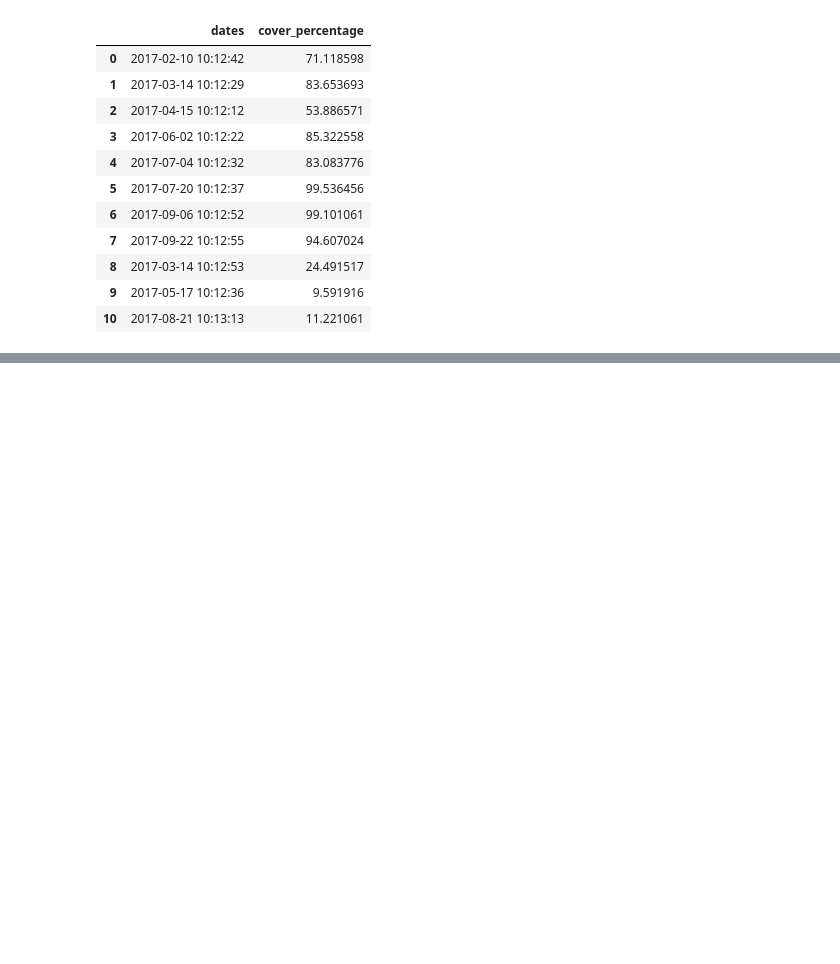
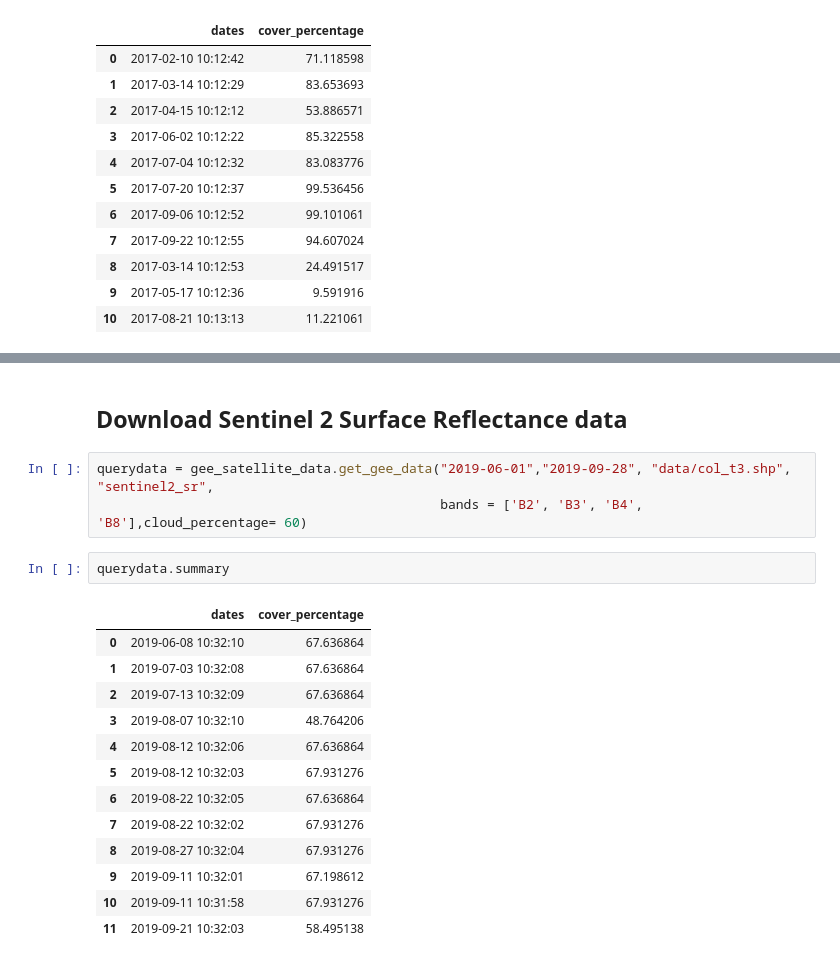
Before and after one commit to anaguilarar/gee_satellite_data, a Jupyter notebook: Download Satellite Data.ipynb, the cells around one changed output, grey strips where cells are left out. Drawn from its saved outputs; the diff is of its cells as text; blank space fills up the shorter version.

```diff
--- a/Download Satellite Data.ipynb
+++ b/Download Satellite Data.ipynb
@@ -116,3 +116,24 @@ imagetoplot = querydata.image_collection.toList(querydata.image_collection.size(
 gee_satellite_data.plot_eeimage(imagetoplot, truecolorParams, querydata.geometry, zoom = 11)
 # %% [output]
 [interactive output not drawn]
+# %% [markdown]
+## Download Sentinel 2 Surface Reflectance data
+# %%
+querydata = gee_satellite_data.get_gee_data("2019-06-01","2019-09-28", "data/col_t3.shp", "sentinel2_sr",
+                                            bands = ['B2', 'B3', 'B4', 'B8'],cloud_percentage= 60)
+# %%
+querydata.summary
+# %% [output]
+|  | dates | cover_percentage |
+| 0 | 2019-06-08 10:32:10 | 67.636864 |
+| 1 | 2019-07-03 10:32:08 | 67.636864 |
+| 2 | 2019-07-13 10:32:09 | 67.636864 |
+| 3 | 2019-08-07 10:32:10 | 48.764206 |
+| 4 | 2019-08-12 10:32:06 | 67.636864 |
+| 5 | 2019-08-12 10:32:03 | 67.931276 |
+| 6 | 2019-08-22 10:32:05 | 67.636864 |
+| 7 | 2019-08-22 10:32:02 | 67.931276 |
+| 8 | 2019-08-27 10:32:04 | 67.931276 |
+| 9 | 2019-09-11 10:32:01 | 67.198612 |
+| 10 | 2019-09-11 10:31:58 | 67.931276 |
+| 11 | 2019-09-21 10:32:03 | 58.495138 |
```
Also changed, not shown: parts of 1 cell of this notebook.
